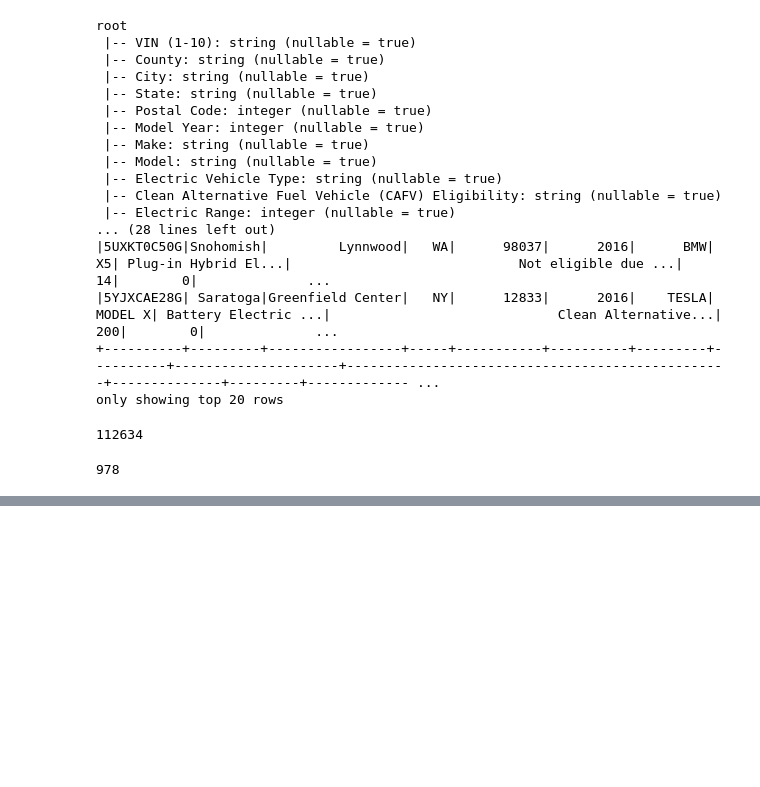
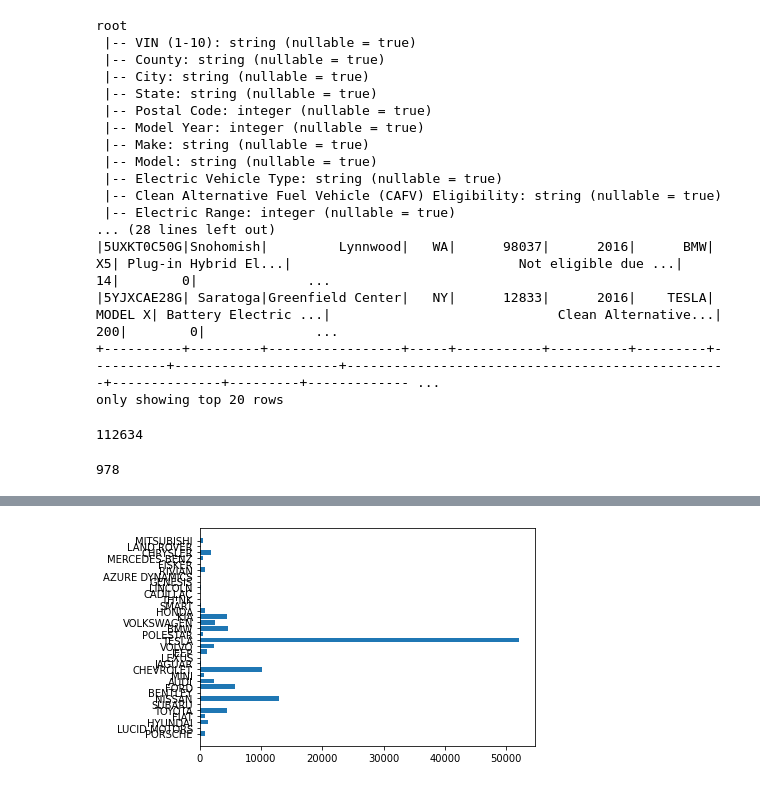
Before and after one commit to emadera511/emanalyticsllc, a Jupyter notebook: Project1/notebook.ipynb, the cells around one changed output, grey strips where cells are left out. Drawn from its saved outputs; the diff is of its cells as text; code cells hidden in the pictures; blank space fills up the shorter version.

Commit message:
added barh graph

```diff
--- a/Project1/notebook.ipynb
+++ b/Project1/notebook.ipynb
@@ -119,3 +119,6 @@ df2 = df.select('county', 'city', 'state', 'postal code').dropDuplicates()
 df2.count()
 # %% [output]
 978
+# %%
+plotDF = df.groupBy('Make').count()
+plotDF.show()
@@ -121,0 +148,8 @@ df2.count()
+# %%
+x = plotDF.toPandas()['Make'].values.tolist()
+y = plotDF.toPandas()['count'].values.tolist()
+
+plt.barh(x,y)
+plt.show()
+# %% [output]
+[figure, added]
```
Also changed, not shown: parts of 2 cells of this notebook.
